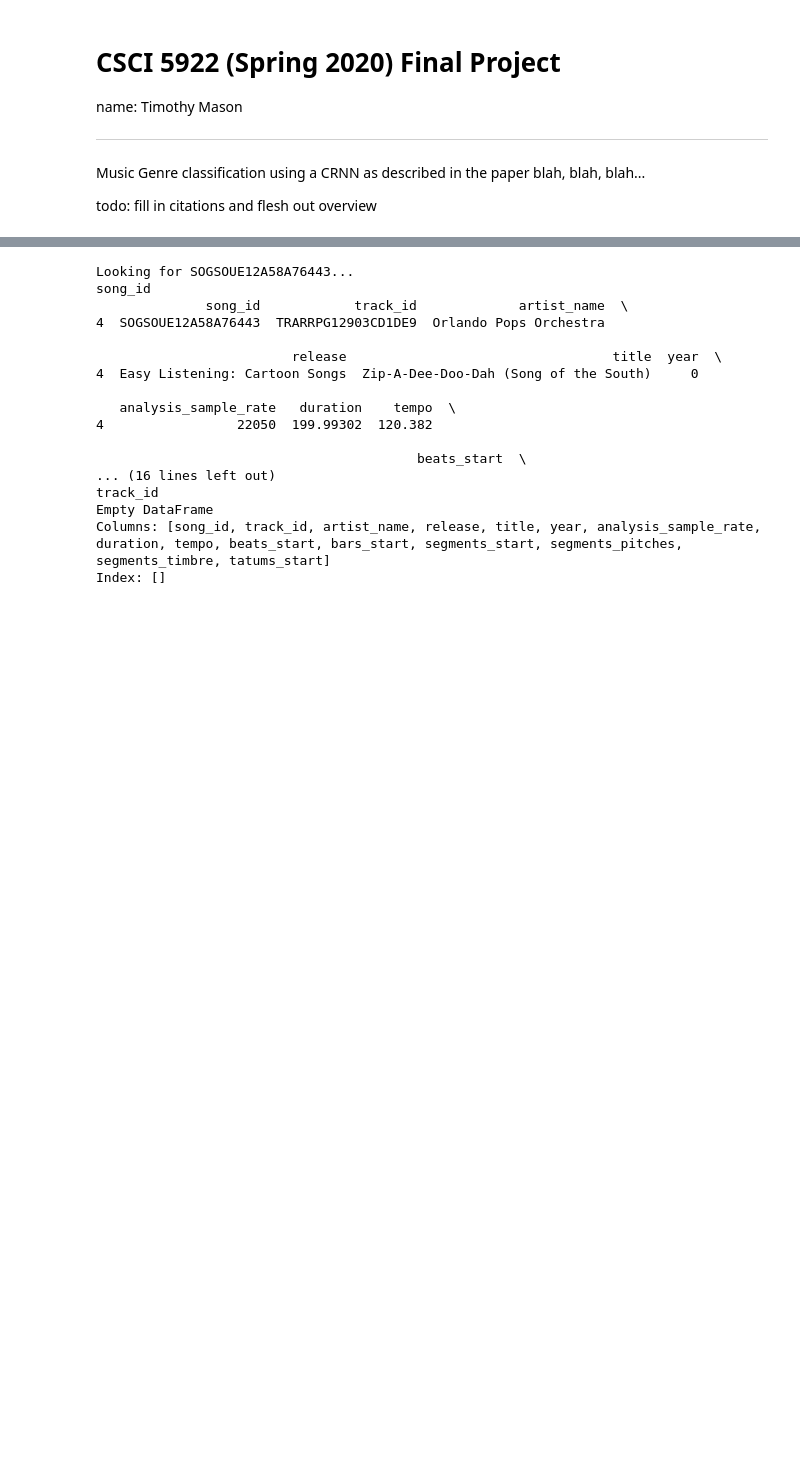
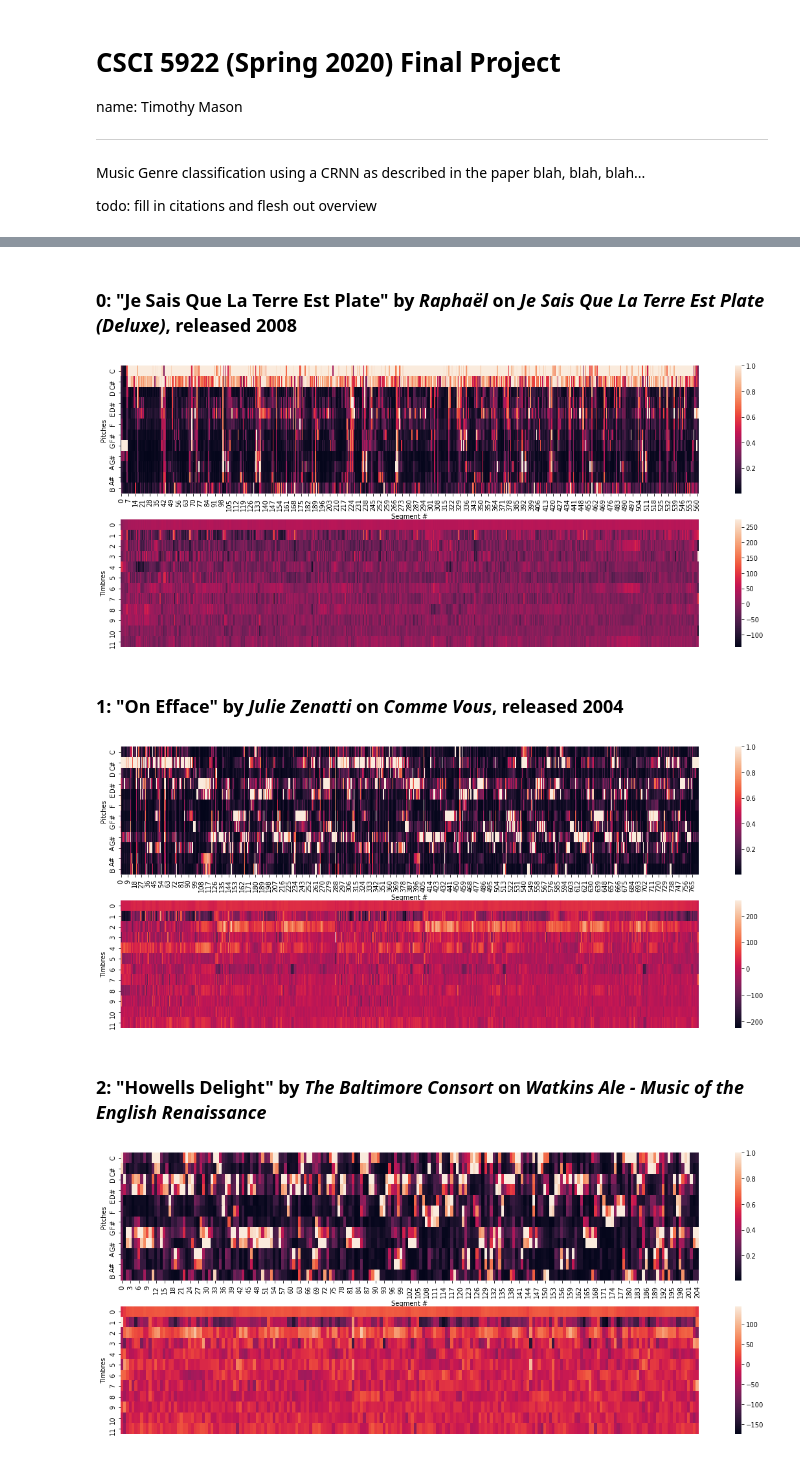
Before and after one commit to tima0476/final_timothy_mason_csci5922_s20, a Jupyter notebook: final_timothy_mason_csci5922_s20.ipynb, the cells around one changed output, grey strips where cells are left out. Saved outputs shown, nothing was run; the diff lists cells and outputs as text; code cells hidden in the pictures; blank space fills up the shorter version.

Commit message:
Got some heatmaps working to visualize segment_pitches and segment_timbres

```diff
--- a/final_timothy_mason_csci5922_s20.ipynb
+++ b/final_timothy_mason_csci5922_s20.ipynb
@@ -75,9 +75,11 @@ def get_data( categories=("song_id", "track_id", "artist_name", "release", "titl
     df = pd.DataFrame(data)
     return df
 
-# msd_df = get_data(last=1000)
-msd_df = get_data()
-print(msd_df)
+msd_df = get_data(last=20)
+# msd_df = get_data()
+print("Columns read:")
+for c in msd_df.columns:
+    print(f"    {c}")
 # %% [output]
 Reading categories ('song_id', 'track_id', 'artist_name', 'release', 'title', 'year', 'analysis_sample_rate', 'duration', 'tempo', 'beats_start', 'bars_start', 'segments_start', 'segments_pitches', 's ...
 
@@ -99,25 +102,37 @@ Reading categories ('song_id', 'track_id', 'artist_name', 'release', 'title', 'y
-# %%
-print("Looking for SOGSOUE12A58A76443...")
-
-print("song_id")
-print( msd_df[msd_df['song_id'] == "SOGSOUE12A58A76443"] )
-print("track_id")
-print( msd_df[msd_df['track_id'] == "SOGSOUE12A58A76443"] )
-# %% [output]
-Looking for SOGSOUE12A58A76443...
-song_id
-              song_id            track_id             artist_name  \
-4  SOGSOUE12A58A76443  TRARRPG12903CD1DE9  Orlando Pops Orchestra
-
-                         release                                  title  year  \
-4  Easy Listening: Cartoon Songs  Zip-A-Dee-Doo-Dah (Song of the South)     0
-
-   analysis_sample_rate   duration    tempo  \
-4                 22050  199.99302  120.382
-
-                                         beats_start  \
-... (16 lines left out)
-track_id
-Empty DataFrame
-Columns: [song_id, track_id, artist_name, release, title, year, analysis_sample_rate, duration, tempo, beats_start, bars_start, segments_start, segments_pitches, segments_timbre, tatums_start]
-Index: []
+# %%
+import matplotlib.pyplot as plt
+import seaborn as sns
+from IPython.display import display, Markdown
+
+%matplotlib inline
+
+for i in tqdm(msd_df.index, desc="Plotting Pitch and Timbre heatmaps"):
+    name = f'### {i:2}: "{msd_df.title[i]}" by *{msd_df.artist_name[i]}* on *{msd_df.release[i]}*'
+    if msd_df.year[i] != 0:
+        name += f', released {msd_df.year[i]}'
+    display(Markdown(name))
+
+    # plot a scatterplot of the segment starts
+    plt.figure(figsize=(20,8))
+
+    # plot a heatmap of the pitch data
+    plt.subplot(2,1,1)
+    ax = sns.heatmap(msd_df.segments_pitches[i].T,
+                     yticklabels=("C", "C#", "D", "D#", "E", "F", "F#", "G",
+                                 "G#", "A", "A#", "B"))
+    ax.set(ylabel="Pitches")
+    ax.set(xlabel="Segment #")
+
+    # plot a heatmap of the timbre data
+    plt.subplot(2,1,2)
+    ax = sns.heatmap(msd_df.segments_timbre[i].T, xticklabels=False)
+    ax.set(ylabel="Timbres")
+    plt.show()
+    plt.close()
+# %% [output]
+###  0: "Je Sais Que La Terre Est Plate" by *Raphaël* on *Je Sais Que La Terre Est Plate (Deluxe)*, released 2008
+[figure, added]
+###  1: "On Efface" by *Julie Zenatti* on *Comme Vous*, released 2004
+[figure, added]
+###  2: "Howells Delight" by *The Baltimore Consort* on *Watkins Ale -  Music of the English Renaissance*
+[figure, added]
```
Also changed, not shown: parts of 3 cells of this notebook.
